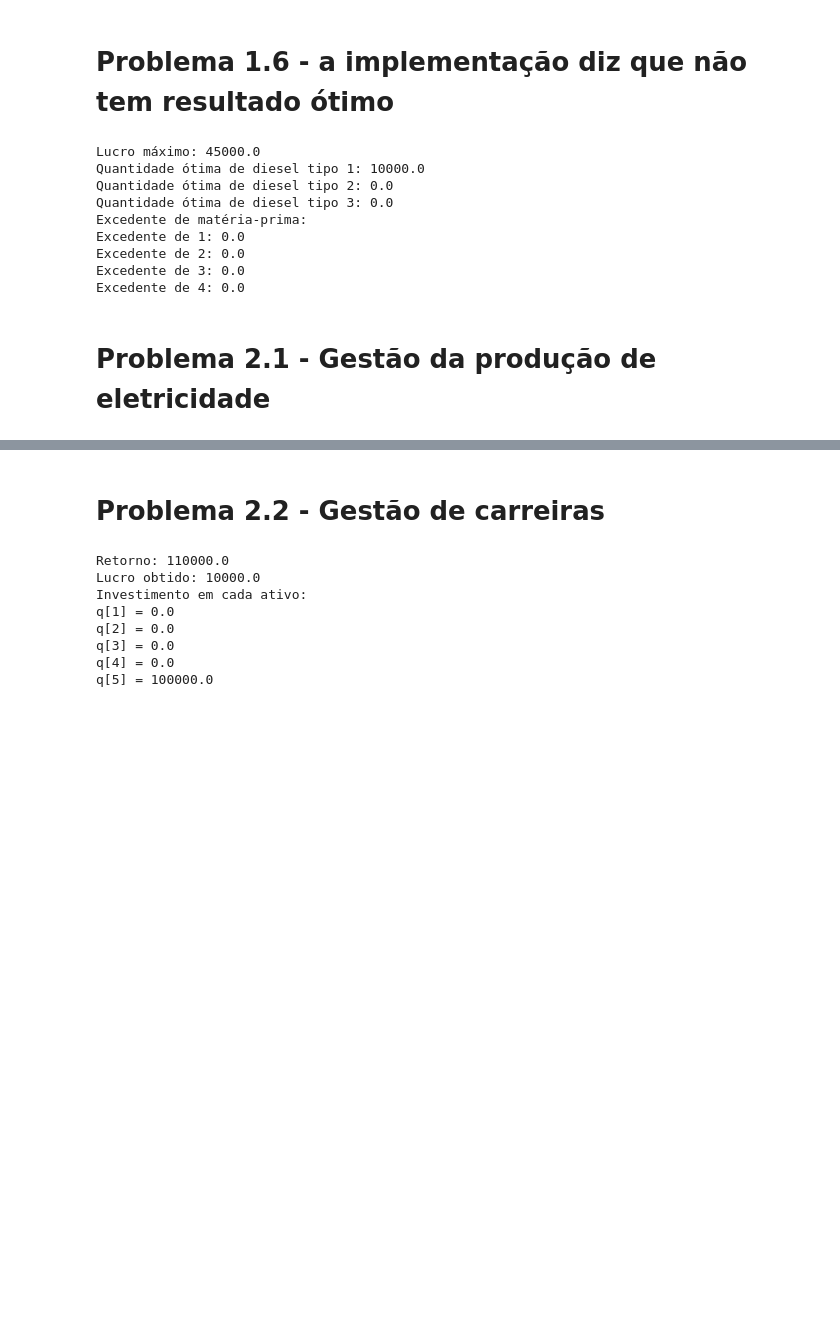
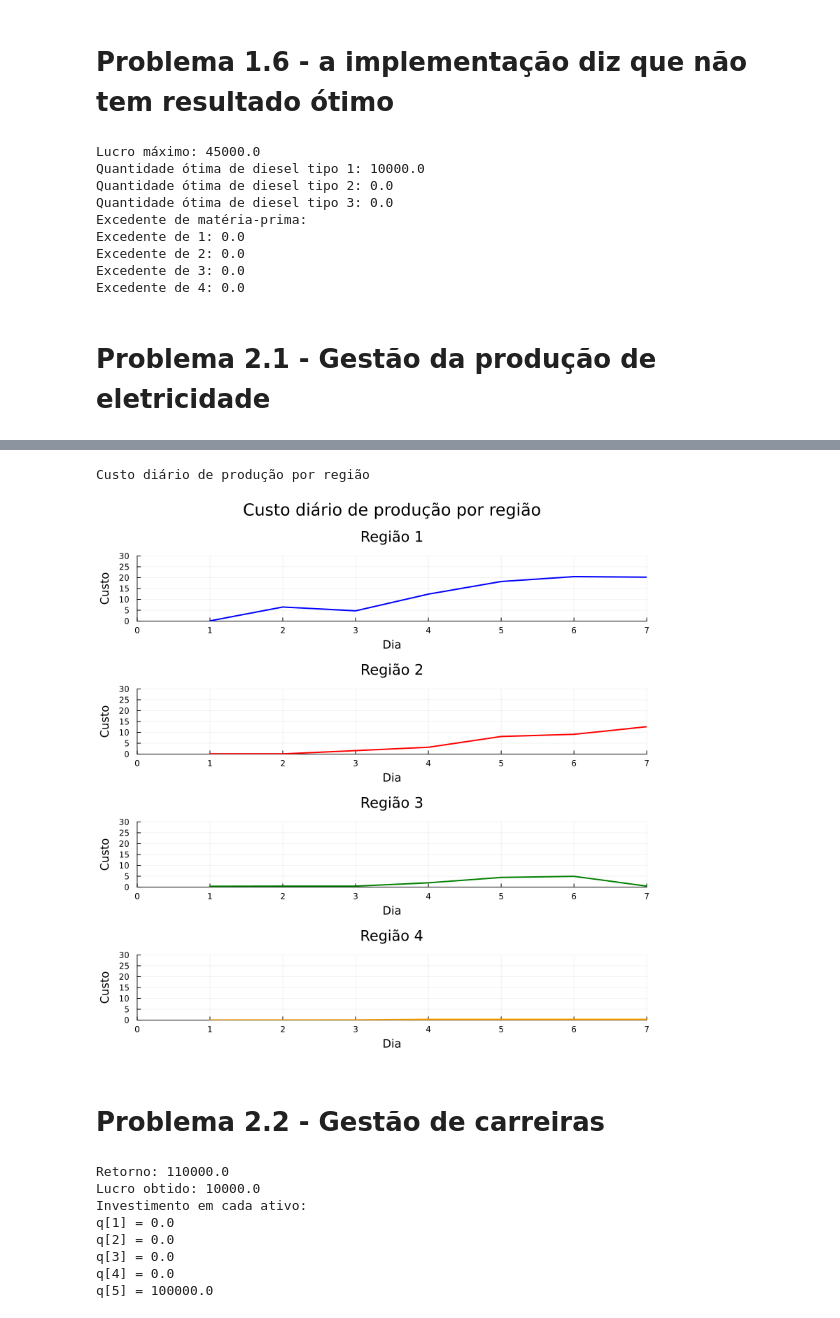
Before and after one commit to dandanjacob/PLI, a Jupyter notebook: implementacoes.ipynb, the cells around one changed output, grey strips where cells are left out. Saved outputs shown, nothing was run; the diff lists cells and outputs as text; code cells hidden in the pictures; blank space fills up the shorter version.

```diff
--- a/implementacoes.ipynb
+++ b/implementacoes.ipynb
@@ -514,0 +608,19 @@ dataframe = DataFrame(results, titles)
+# %%
+#Tranferência de energi diária entre Regiões
+results = Matrix{Any}(undef, qtdd_hidreletricas*qtdd_hidreletricas, T+1)
+contador = 1
+for i in 1:qtdd_hidreletricas
+    for j in 1:qtdd_hidreletricas
+            results[contador,1] = ["Reg.$i-Reg.$j"]
+            for t in 1:T
+                results[contador,t+1]  = Int(value(e[i,j,t]))
+            end
+            contador += 1
+    end
+end
+titles = ["Regiões|Tempo"]  # Definindo 'titles' como uma lista vazia antes do loop
+for i in 1:T
+    push!(titles, string(i))
+end
+println("Transferência de energia diária entre regiões")
+trans_diaria = DataFrame(results, titles)
@@ -515,3 +648,53 @@ dataframe = DataFrame(results, titles)
+# %%
+#Determinar custo diarios de produção por região (transferência entre regiões não gera despesas)
+results = Matrix{Any}(undef, qtdd_hidreletricas, T+1)
+for i in 1:qtdd_hidreletricas
+    results[i,1] = "Reg.$i"
+    for t in 1:T
+        custo_spot = value(s[i,t]) * spot[t]
+        custo_termicas = 0
+        for j in 1:qtdd_termicas[i]
+            custo_termicas += value(u[i,j,t]) * c[i,j]
+        end
+
+        results[i,t+1] = custo_spot + custo_termicas
+    end
+end
+titles = ["Regiões|Tempo"]  # Definindo 'titles' como uma lista vazia antes do loop
+for i in 1:T
+    push!(titles, string(Int(i)))
+end
+println("Custo diário de produção por região")
+custo_diario = DataFrame(results, titles)
+#plotar gráfico de linhas
+
+#escalonar valores de results para plotar
+results_escalonada = results[1:qtdd_hidreletricas,2:T+1] / 10000
+
+n_rows = qtdd_hidreletricas
+n_cols = 1
+layout = (n_rows, n_cols)
+
+# Definindo cores para as linhas do gráfico
+cores = [:blue, :red, :green, :orange, :purple, :yellow, :cyan, :magenta, :brown, :black]
+plots = []
+
+# Criando um gráfico pequeno para cada região
+for i in 1:qtdd_hidreletricas
+    plotar = plot(1:T, results_escalonada[i,1:end], legend=false, color=cores[i], linewidth=2,
+             xlabel="Dia", ylabel="Custo",
+             title="Região $i",
+             xlims=(0, T), ylims=(0, 30),
+             xticks=0:T, yticks=0:5:30,
+             size=(800, 800))
+    push!(plots, plotar)
+end
+
+# Criando o gráfico combinado
+plotar_custo = plot(plots..., layout=layout, plot_title="Custo diário de produção por região")
+# %% [output]
+Custo diário de produção por região
+[figure, added]
 # %% [markdown]
 # Problema 2.2 - Gestão de carreiras
 # %%
```
Also changed, not shown: parts of 7 cells of this notebook.
